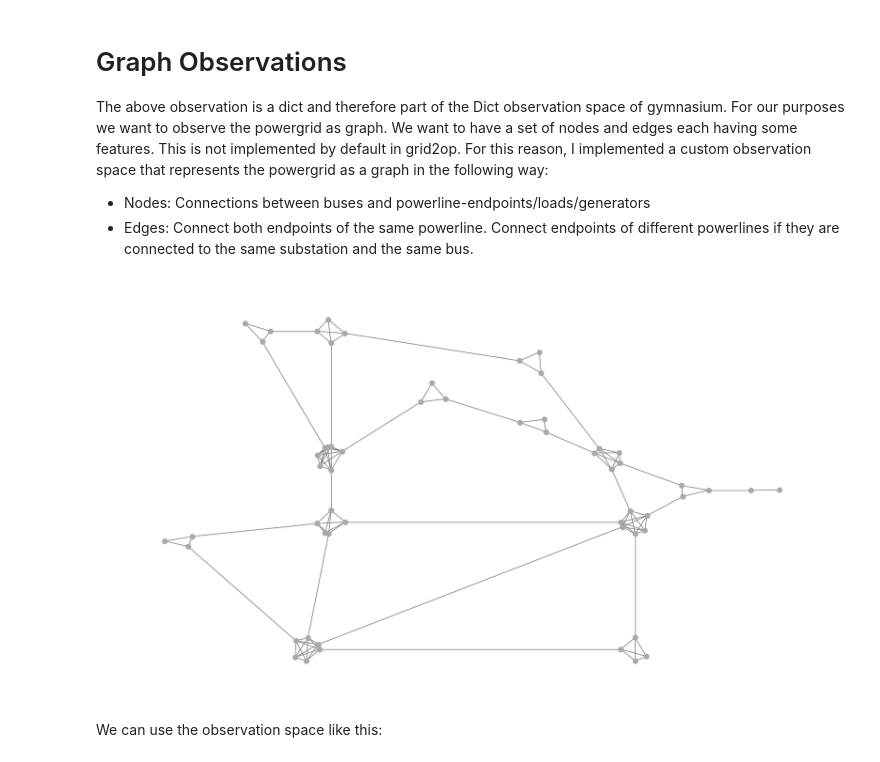
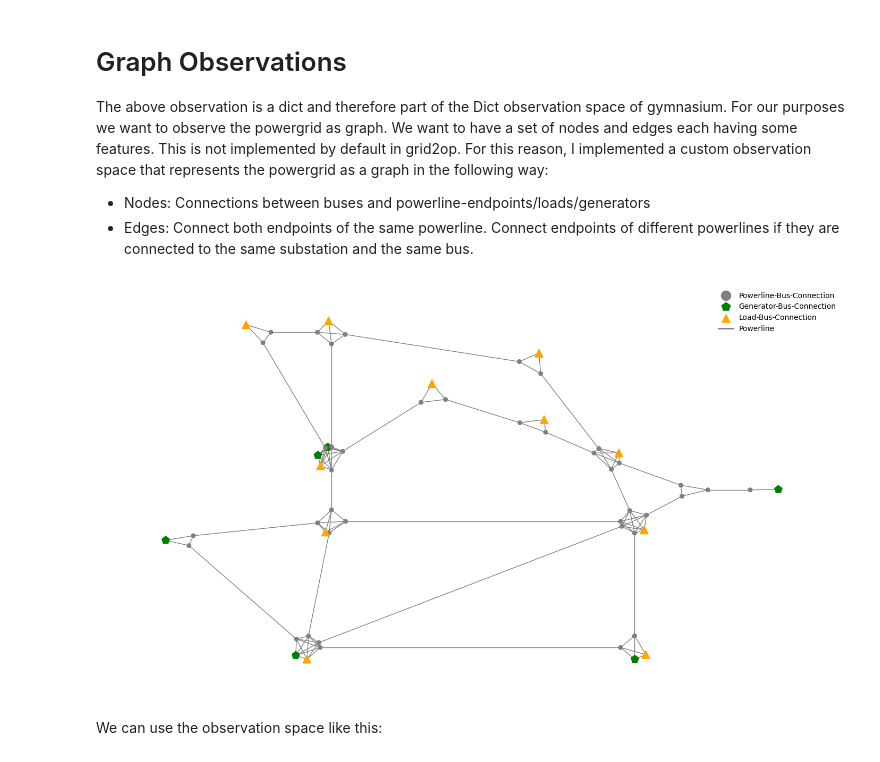
Before and after one commit to HansDampf37/NRI-for-explainable-RL-in-Power-Grids, a Jupyter notebook: visualization/observation_space.ipynb, the cells around one changed output. Saved outputs shown, nothing was run; the diff lists cells and outputs as text; code cells hidden in the pictures.

Commit message:
Update visualization according to Qiongs feedback

```diff
--- a/visualization/observation_space.ipynb
+++ b/visualization/observation_space.ipynb
@@ -40,18 +40,23 @@ Observation compatible with gymnasium:
 The above observation is a dict and therefore part of the Dict observation space of gymnasium. For our purposes we want to observe the powergrid as graph. We want to have a set of nodes and edges each having some features. This is not implemented by default in grid2op. For this reason, I implemented a custom observation space that represents the powergrid as a graph in the following way:
 - Nodes: Connections between buses and powerline-endpoints/loads/generators
 - Edges: Connect both endpoints of the same powerline. Connect endpoints of different powerlines if they are connected to the same substation and the same bus.
-# %%
-from visualization.utils import visualize_graph, get_node_positions
-from common.graph_structured_observation_space import BusConnectionsGraphObsSpace, EDGE_INDEX
-
-env = grid2op.make(env_name)
-g2op_obs = env.reset()
-obs_space = BusConnectionsGraphObsSpace(env.observation_space)
-edge_index = obs_space.to_gym(g2op_obs)[EDGE_INDEX]
-fig = visualize_graph(obs_space.num_node, edge_index=edge_index, node_positions=get_node_positions(env, obs_space.__class__))
-fig.show()
-# %% [output]
-[figure, removed]
+# %%
+from visualization.utils import visualize_graph, get_node_styles, PlottingArgs
+from common.graph_structured_observation_space import BusConnectionsGraphObsSpace, EDGE_INDEX
+
+env = grid2op.make(env_name)
+g2op_obs = env.reset()
+obs_space = BusConnectionsGraphObsSpace(env.observation_space)
+edge_index = obs_space.to_gym(g2op_obs)[EDGE_INDEX]
+plotting_args = PlottingArgs(
+    num_nodes=obs_space.num_nodes,
+    powerline_edge_index=edge_index,
+    node_styles=get_node_styles(env, obs_space.__class__)
+)
+fig = visualize_graph(plotting_args)
+fig.show()
+# %% [output]
+[figure, added]
 # %% [markdown]
 We can use the observation space like this:
 # %%
```
Also changed, not shown: parts of 10 cells of this notebook, 4 other files.
